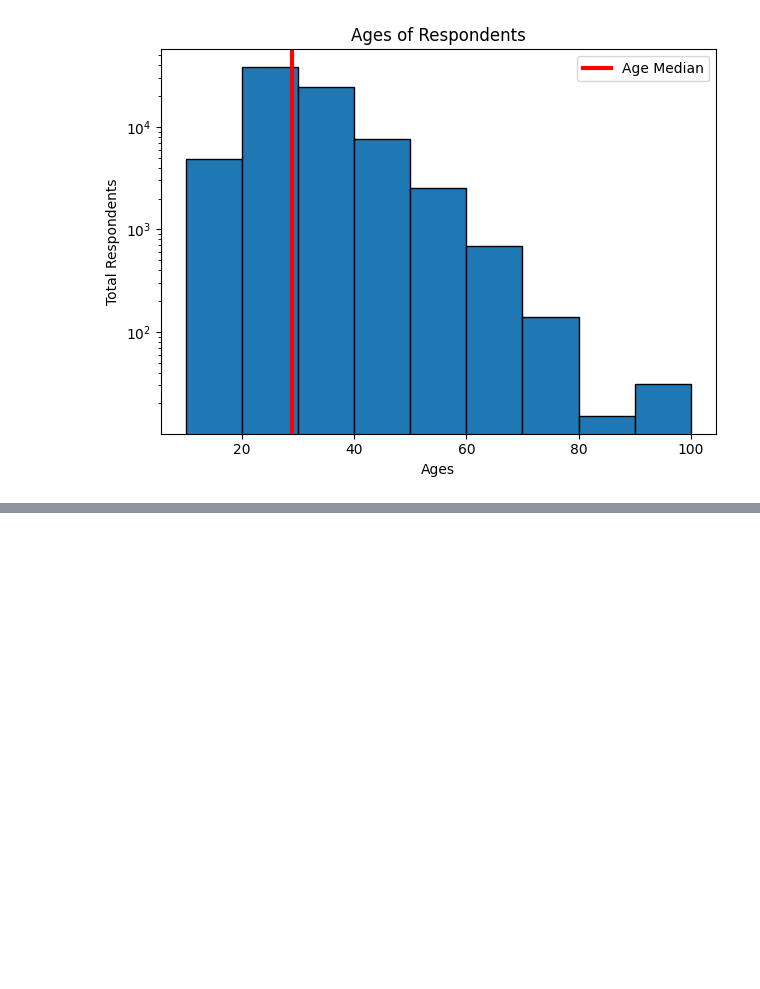
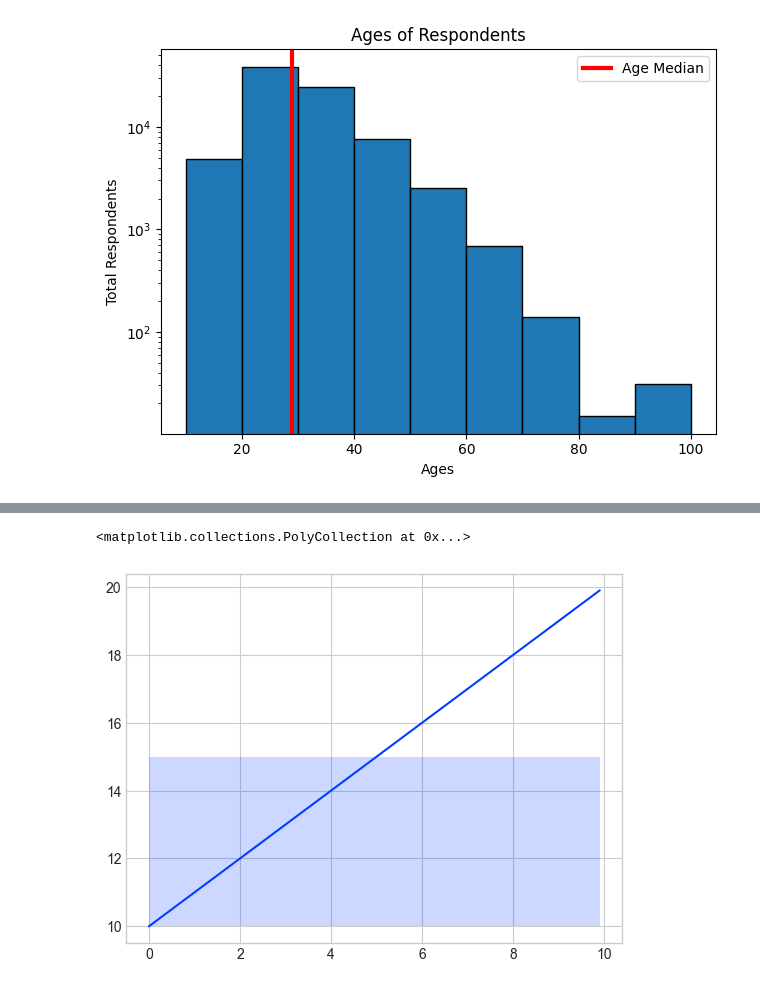
Before and after one commit to TanjiEvan/Python, a Jupyter notebook: Matplotlib&Seaborn/Adv_Matplotlib.ipynb, the cells around one changed output, grey strips where cells are left out. Saved outputs shown, nothing was run; the diff lists cells and outputs as text; code cells hidden in the pictures; blank space fills up the shorter version.

```diff
--- a/Matplotlib&Seaborn/Adv_Matplotlib.ipynb
+++ b/Matplotlib&Seaborn/Adv_Matplotlib.ipynb
@@ -722,0 +754,12 @@ plt.show()
+# %%
+plt.style.use('seaborn-v0_8-whitegrid')
+# %%
+x= np.arange(0,10,0.1)
+y= np.arange(10,20,0.1)
+plt.xticks([0,2,4,6,8,10])
+plt.yticks([10,12,14,16,18,20])
+plt.plot(x,y)
+plt.fill_between(x,10,15, alpha=.2)
+# %% [output]
+<matplotlib.collections.PolyCollection at 0x...>
+[figure, added]
```
Also changed, not shown: parts of 15 cells of this notebook.
